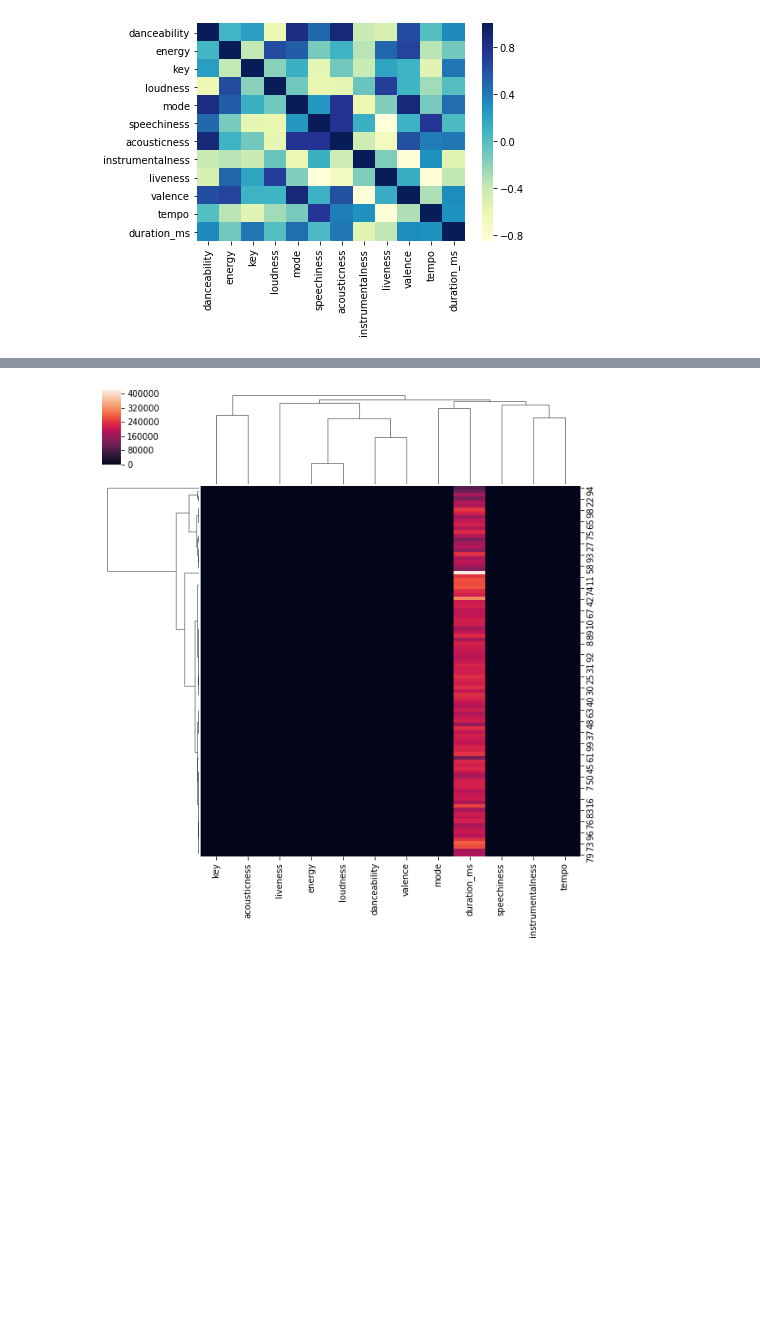
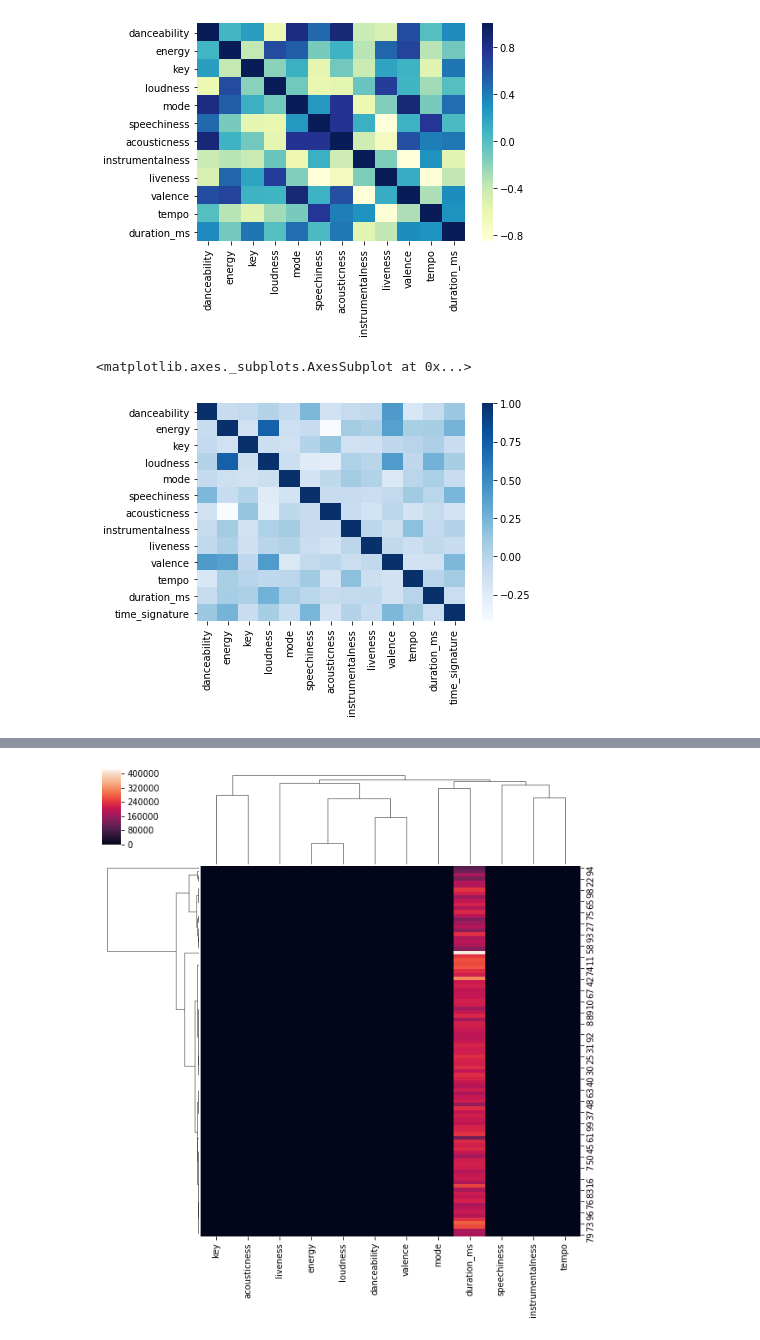
Before and after one commit to at3432/DataStudioProjects, a Jupyter notebook: Spotify/Spotify2018.ipynb, the cells around one changed output, grey strips where cells are left out. Saved outputs shown, nothing was run; the diff lists cells and outputs as text; code cells hidden in the pictures; blank space fills up the shorter version.

```diff
--- a/Spotify/Spotify2018.ipynb
+++ b/Spotify/Spotify2018.ipynb
@@ -97,3 +98,8 @@ sns.heatmap(PostMalone.corr(),cmap="YlGnBu")
 # %% [output]
 <matplotlib.axes._subplots.AxesSubplot at 0x...>
 [figure]
+# %%
+sns.heatmap(df.corr(),cmap="Blues")
+# %% [output]
+<matplotlib.axes._subplots.AxesSubplot at 0x...>
+[figure, added]
```
Also changed, not shown: parts of 6 cells of this notebook.
